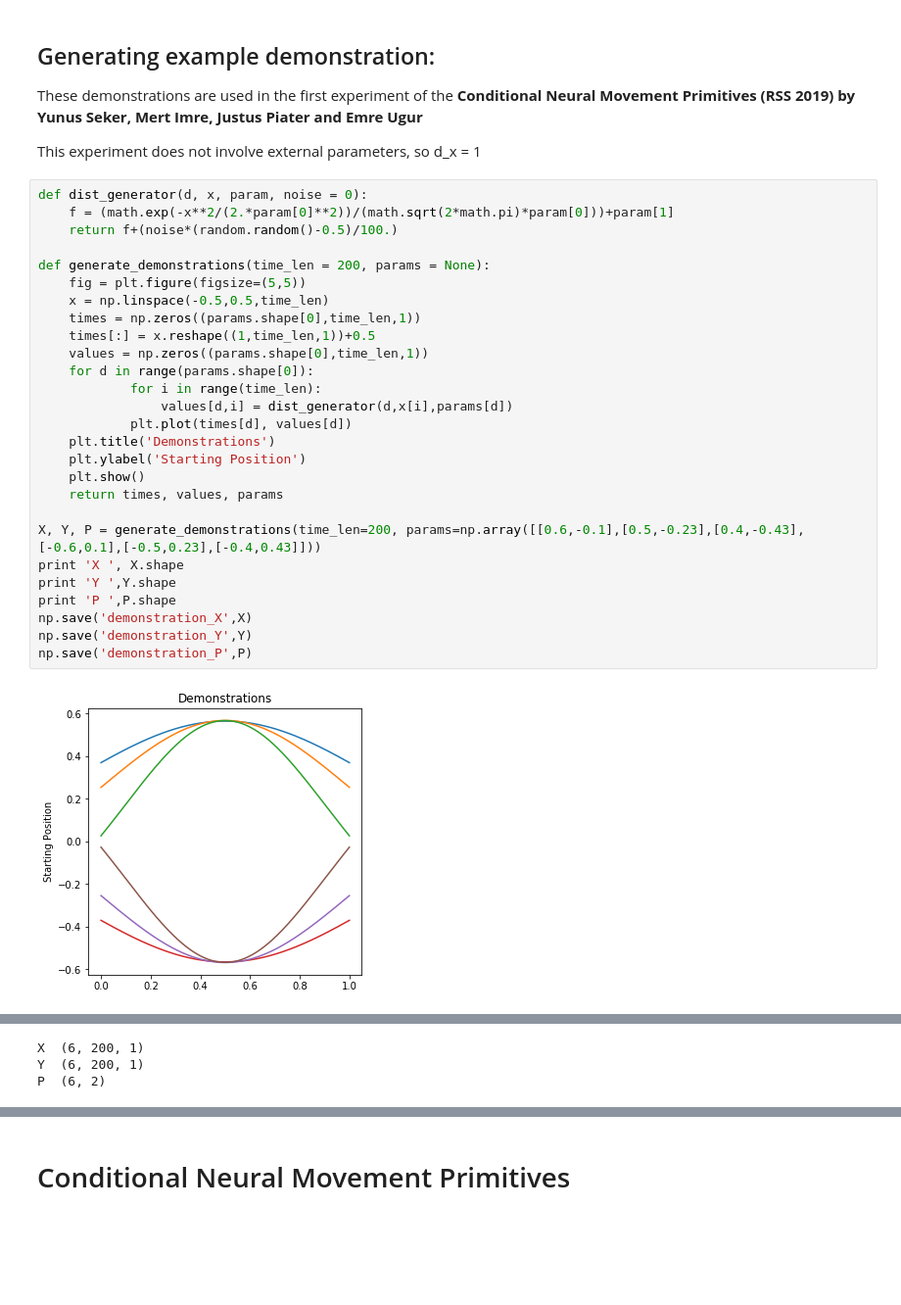
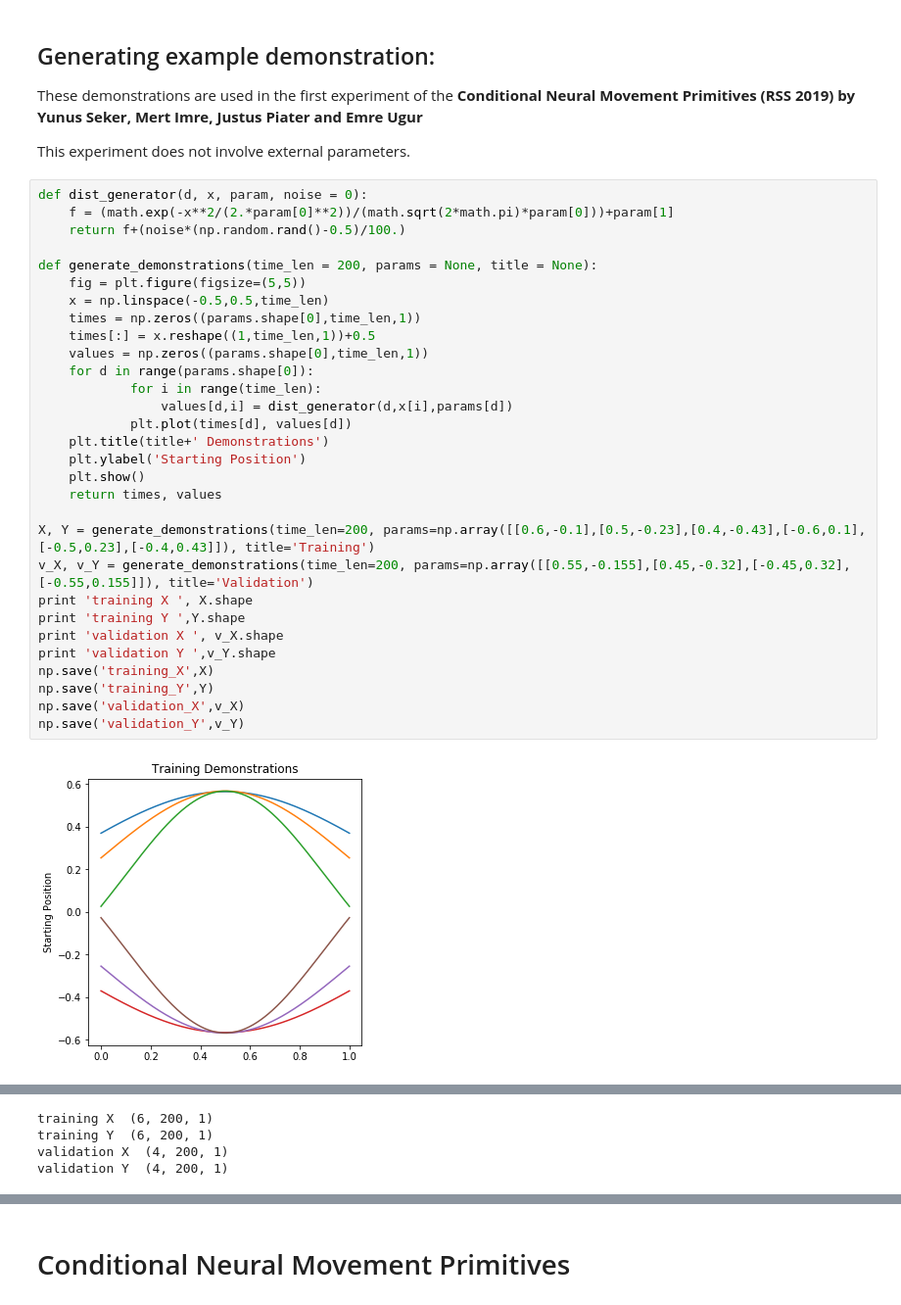
Before and after one commit to myunusseker/CNMP, a Jupyter notebook: Conditional Neural Movement Primitives.ipynb, the cells around one changed output, grey strips where cells are left out. Shown: that part at 98% size. Saved outputs shown, nothing was run; the diff lists cells and outputs as text; blank space fills up the shorter version.

Commit message:
Validation trajectories added, visualization update

```diff
--- a/Conditional Neural Movement Primitives.ipynb
+++ b/Conditional Neural Movement Primitives.ipynb
@@ -30,33 +29,36 @@ If you depend on functionality not listed there, please file an issue.
 ## Generating example demonstration:
 These demonstrations are used in the first experiment of the <b>Conditional Neural Movement Primitives (RSS 2019) by Yunus Seker, Mert Imre, Justus Piater and Emre Ugur</b>
 
-This experiment does not involve external parameters, so d_x = 1
+This experiment does not involve external parameters.
 # %%
 def dist_generator(d, x, param, noise = 0):
     f = (math.exp(-x**2/(2.*param[0]**2))/(math.sqrt(2*math.pi)*param[0]))+param[1]
-    return f+(noise*(random.random()-0.5)/100.)
+    return f+(noise*(np.random.rand()-0.5)/100.)
 
-def generate_demonstrations(time_len = 200, params = None):
+def generate_demonstrations(time_len = 200, params = None, title = None):
     fig = plt.figure(figsize=(5,5))
     x = np.linspace(-0.5,0.5,time_len)
     times = np.zeros((params.shape[0],time_len,1))
     times[:] = x.reshape((1,time_len,1))+0.5
     values = np.zeros((params.shape[0],time_len,1))
     for d in range(params.shape[0]):
             for i in range(time_len):
                 values[d,i] = dist_generator(d,x[i],params[d])
             plt.plot(times[d], values[d])
-    plt.title('Demonstrations')
+    plt.title(title+' Demonstrations')
     plt.ylabel('Starting Position')
     plt.show()
-    return times, values, params
+    return times, values
 
-X, Y, P = generate_demonstrations(time_len=200, params=np.array([[0.6,-0.1],[0.5,-0.23],[0.4,-0.43],[-0.6,0.1],[-0.5,0.23],[-0.4,0.43]]))
-print 'X ', X.shape
-print 'Y ',Y.shape
-print 'P ',P.shape
-np.save('demonstration_X',X)
-np.save('demonstration_Y',Y)
-np.save('demonstration_P',P)
+X, Y = generate_demonstrations(time_len=200, params=np.array([[0.6,-0.1],[0.5,-0.23],[0.4,-0.43],[-0.6,0.1],[-0.5,0.23],[-0.4,0.43]]), title='Training')
+v_X, v_Y = generate_demonstrations(time_len=200, params=np.array([[0.55,-0.155],[0.45,-0.32],[-0.45,0.32],[-0.55,0.155]]), title='Validation')
+print 'training X ', X.shape
+print 'training Y ',Y.shape
+print 'validation X ', v_X.shape
+print 'validation Y ',v_Y.shape
+np.save('training_X',X)
+np.save('training_Y',Y)
+np.save('validation_X',v_X)
+np.save('validation_Y',v_Y)
 # %% [output]
-[figure, old version]
+[figure, new version]
@@ -63,6 +66,7 @@ np.save('demonstration_P',P)
-X  (6, 200, 1)
-Y  (6, 200, 1)
-P  (6, 2)
+training X  (6, 200, 1)
+training Y  (6, 200, 1)
+validation X  (4, 200, 1)
+validation Y  (4, 200, 1)
 # %% [markdown]
 ## Loading model inputs
 <b>Input Requirements</b>:
```
Also changed, not shown: parts of 14 cells of this notebook, 5 other files.
